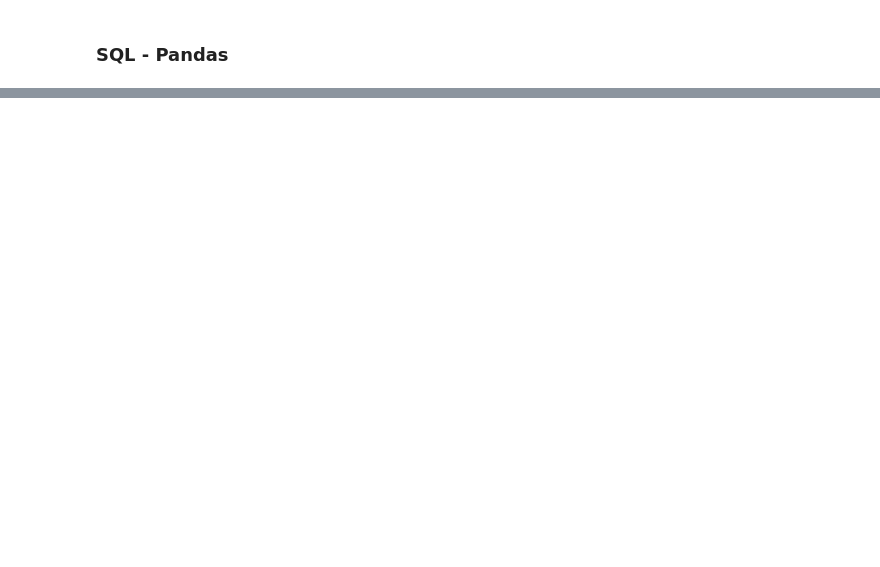
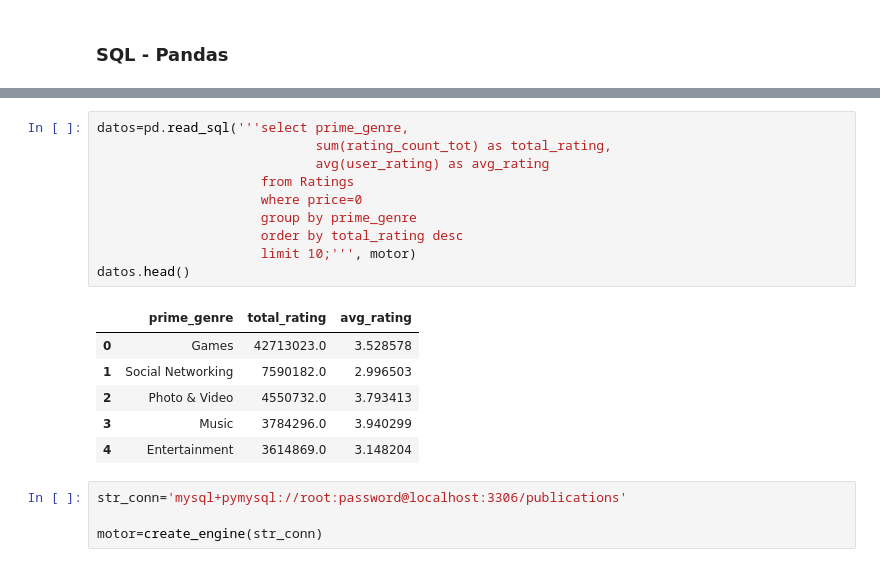
Before and after one commit to Pomilusky/apuntes_clase, a Jupyter notebook: semana_4/2.4 - SQL en python.ipynb, the cells around one changed output, grey strips where cells are left out. Drawn from its saved outputs; the diff is of its cells as text; blank space fills up the shorter version.

```diff
--- a/semana_4/2.4 - SQL en python.ipynb
+++ b/semana_4/2.4 - SQL en python.ipynb
@@ -320,0 +417,21 @@ df.head()
+# %%
+datos=pd.read_sql('''select prime_genre,
+                            sum(rating_count_tot) as total_rating,
+                            avg(user_rating) as avg_rating
+                     from Ratings
+                     where price=0
+                     group by prime_genre
+                     order by total_rating desc
+                     limit 10;''', motor)
+datos.head()
+# %% [output]
+|  | prime_genre | total_rating | avg_rating |
+| 0 | Games | 42713023.0 | 3.528578 |
+| 1 | Social Networking | 7590182.0 | 2.996503 |
+| 2 | Photo & Video | 4550732.0 | 3.793413 |
+| 3 | Music | 3784296.0 | 3.940299 |
+| 4 | Entertainment | 3614869.0 | 3.148204 |
+# %%
+str_conn='mysql+pymysql://root:password@localhost:3306/publications'
+
+motor=create_engine(str_conn)
```
Also changed, not shown: parts of 21 cells of this notebook, 1 other file.
